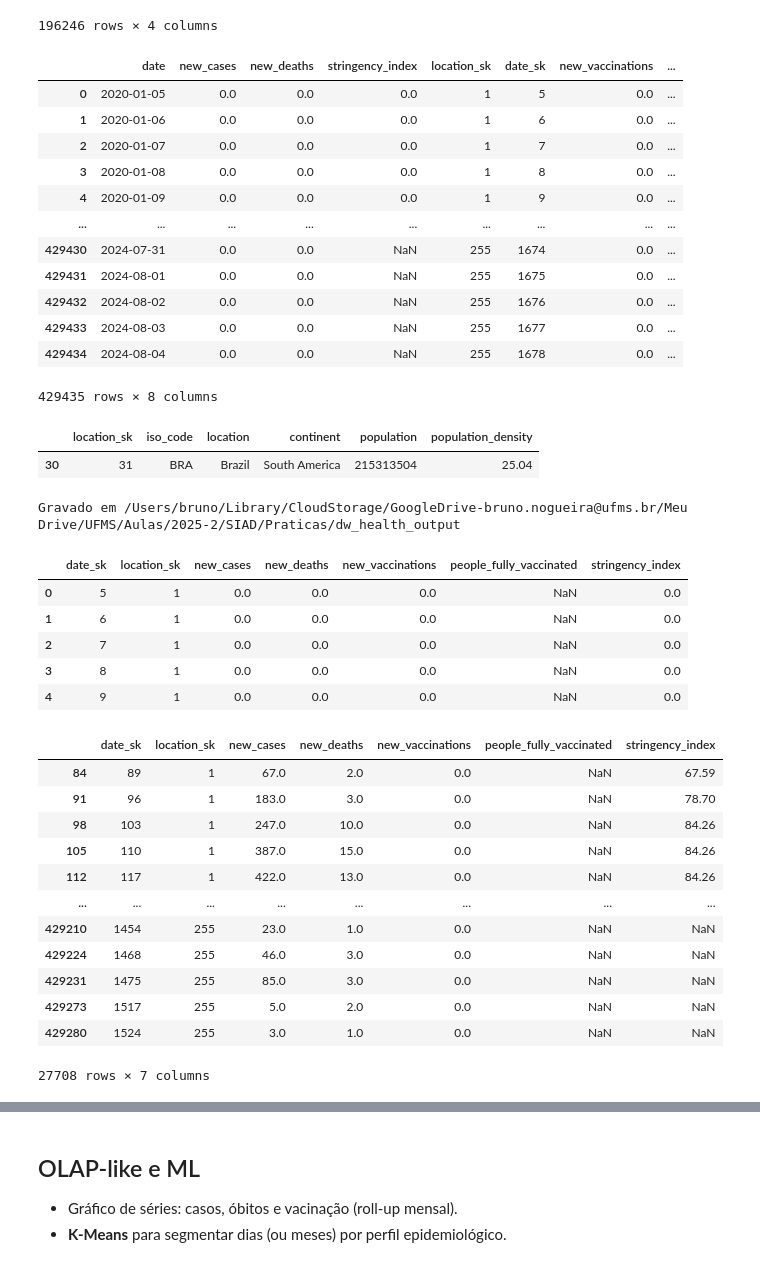
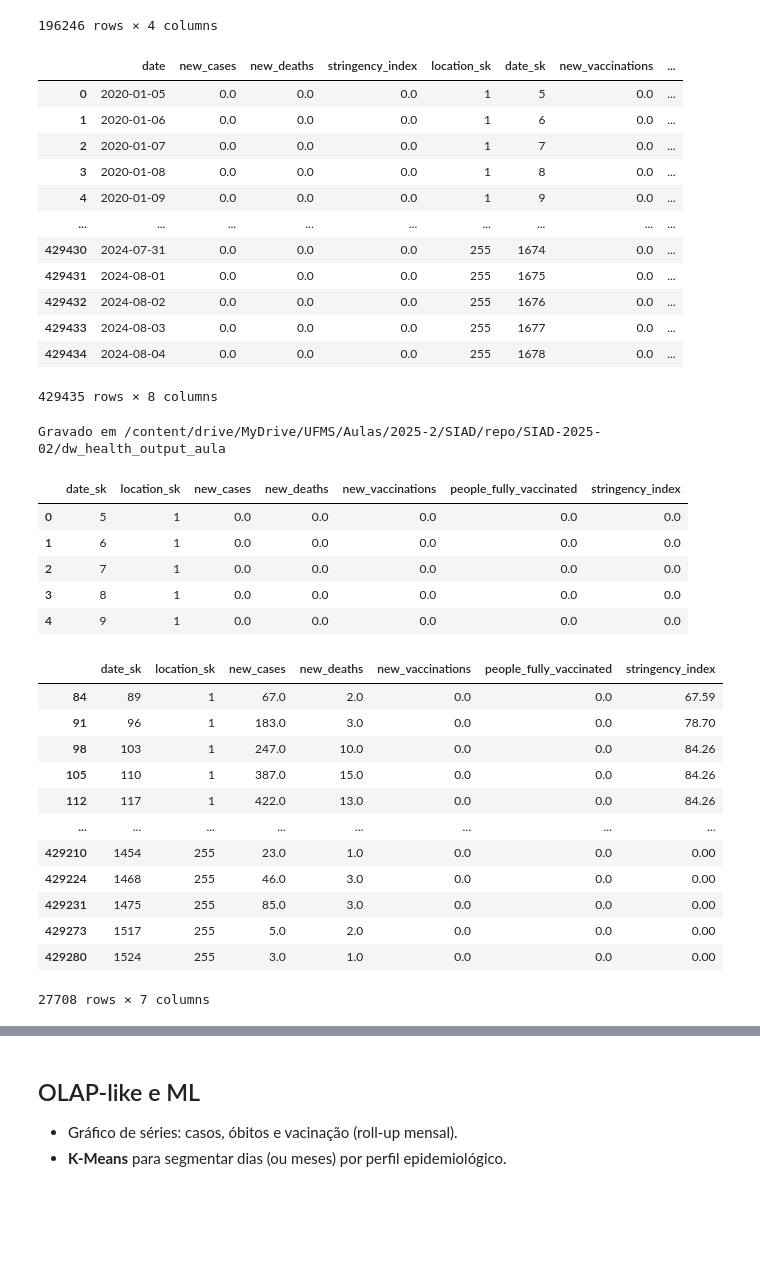
Before and after one commit to bmnogueira-ufms/SIAD-2025-02, a Jupyter notebook: notebooks/lab_dw_health_covid_br.ipynb, the cells around one changed output, grey strips where cells are left out. Saved outputs shown, nothing was run; the diff lists cells and outputs as text; code cells hidden in the pictures; blank space fills up the shorter version.

```diff
--- a/notebooks/lab_dw_health_covid_br.ipynb
+++ b/notebooks/lab_dw_health_covid_br.ipynb
@@ -20,5 +25,4 @@
 # %%
-
 import pandas as pd
 import numpy as np
 import matplotlib.pyplot as plt
@@ -31,7 +35,8 @@ from sklearn.decomposition import PCA
 from sklearn.metrics import silhouette_score
 
 %matplotlib inline
-OUT_DIR = Path("dw_health_output")
+# OUT_DIR = Path("dw_health_output_aula")
+OUT_DIR = Path("/content/drive/MyDrive/UFMS/Aulas/2025-2/SIAD/repo/SIAD-2025-02/dw_health_output_aula")
 OUT_DIR.mkdir(exist_ok=True)
 # %% [markdown]
 
@@ -382,5 +397,3 @@ f
 | 429433 | 2024-08-03 | 0.0 | 0.0 | NaN | 255 | 1677 |
 | 429434 | 2024-08-04 | 0.0 | 0.0 | NaN | 255 | 1678 |
 429435 rows × 6 columns
-# %%
-f.sort_values(["date_sk", "location_sk"], inplace=False)
@@ -437,18 +452,21 @@ v
 # %%
 fact = f.merge(v, on=["date", "location_sk"], how="left")
 fact["new_vaccinations"] = fact["new_vaccinations"].fillna(0)
+fact["stringency_index"] = fact["stringency_index"].fillna(0)
+fact["people_fully_vaccinated"] = fact["people_fully_vaccinated"].fillna(0)
+
 fact
 # %% [output]
 |  | date | new_cases | new_deaths | stringency_index | location_sk | date_sk | new_vaccinations | ... |
 | 0 | 2020-01-05 | 0.0 | 0.0 | 0.0 | 1 | 5 | 0.0 | ... |
 | 1 | 2020-01-06 | 0.0 | 0.0 | 0.0 | 1 | 6 | 0.0 | ... |
 | 2 | 2020-01-07 | 0.0 | 0.0 | 0.0 | 1 | 7 | 0.0 | ... |
 | 3 | 2020-01-08 | 0.0 | 0.0 | 0.0 | 1 | 8 | 0.0 | ... |
 | 4 | 2020-01-09 | 0.0 | 0.0 | 0.0 | 1 | 9 | 0.0 | ... |
 | ... | ... | ... | ... | ... | ... | ... | ... | ... |
-| 429430 | 2024-07-31 | 0.0 | 0.0 | NaN | 255 | 1674 | 0.0 | ... |
-| 429431 | 2024-08-01 | 0.0 | 0.0 | NaN | 255 | 1675 | 0.0 | ... |
-| 429432 | 2024-08-02 | 0.0 | 0.0 | NaN | 255 | 1676 | 0.0 | ... |
-| 429433 | 2024-08-03 | 0.0 | 0.0 | NaN | 255 | 1677 | 0.0 | ... |
-| 429434 | 2024-08-04 | 0.0 | 0.0 | NaN | 255 | 1678 | 0.0 | ... |
+| 429430 | 2024-07-31 | 0.0 | 0.0 | 0.0 | 255 | 1674 | 0.0 | ... |
+| 429431 | 2024-08-01 | 0.0 | 0.0 | 0.0 | 255 | 1675 | 0.0 | ... |
+| 429432 | 2024-08-02 | 0.0 | 0.0 | 0.0 | 255 | 1676 | 0.0 | ... |
+| 429433 | 2024-08-03 | 0.0 | 0.0 | 0.0 | 255 | 1677 | 0.0 | ... |
+| 429434 | 2024-08-04 | 0.0 | 0.0 | 0.0 | 255 | 1678 | 0.0 | ... |
 429435 rows × 8 columns
@@ -460,8 +473,3 @@ fact
-# %%
-dim_location[dim_location['location'] == 'Brazil']
-# %% [output]
-|  | location_sk | iso_code | location | continent | population | population_density |
-| 30 | 31 | BRA | Brazil | South America | 215313504 | 25.04 |
 # %%
 fact_covid_daily = fact[[
     "date_sk","location_sk","new_cases","new_deaths","new_vaccinations",
@@ -475,28 +483,28 @@ fact_covid_daily.to_csv(OUT_DIR/"fact_covid_daily.csv", index=False)
 print("Gravado em", OUT_DIR.resolve())
 fact_covid_daily.head()
 # %% [output]
-Gravado em /Users/bruno/Library/CloudStorage/GoogleDrive-bruno.nogueira@ufms.br/Meu Drive/UFMS/Aulas/2025-2/SIAD/Praticas/dw_health_output
+Gravado em /content/drive/MyDrive/UFMS/Aulas/2025-2/SIAD/repo/SIAD-2025-02/dw_health_output_aula
 |  | date_sk | location_sk | new_cases | new_deaths | new_vaccinations | people_fully_vaccinated | stringency_index |
-| 0 | 5 | 1 | 0.0 | 0.0 | 0.0 | NaN | 0.0 |
-| 1 | 6 | 1 | 0.0 | 0.0 | 0.0 | NaN | 0.0 |
-| 2 | 7 | 1 | 0.0 | 0.0 | 0.0 | NaN | 0.0 |
-| 3 | 8 | 1 | 0.0 | 0.0 | 0.0 | NaN | 0.0 |
-| 4 | 9 | 1 | 0.0 | 0.0 | 0.0 | NaN | 0.0 |
+| 0 | 5 | 1 | 0.0 | 0.0 | 0.0 | 0.0 | 0.0 |
+| 1 | 6 | 1 | 0.0 | 0.0 | 0.0 | 0.0 | 0.0 |
+| 2 | 7 | 1 | 0.0 | 0.0 | 0.0 | 0.0 | 0.0 |
+| 3 | 8 | 1 | 0.0 | 0.0 | 0.0 | 0.0 | 0.0 |
+| 4 | 9 | 1 | 0.0 | 0.0 | 0.0 | 0.0 | 0.0 |
 # %%
 fact_covid_daily[fact_covid_daily['new_deaths'] > 0]
 # %% [output]
 |  | date_sk | location_sk | new_cases | new_deaths | new_vaccinations | people_fully_vaccinated | stringency_index |
-| 84 | 89 | 1 | 67.0 | 2.0 | 0.0 | NaN | 67.59 |
-| 91 | 96 | 1 | 183.0 | 3.0 | 0.0 | NaN | 78.70 |
-| 98 | 103 | 1 | 247.0 | 10.0 | 0.0 | NaN | 84.26 |
-| 105 | 110 | 1 | 387.0 | 15.0 | 0.0 | NaN | 84.26 |
-| 112 | 117 | 1 | 422.0 | 13.0 | 0.0 | NaN | 84.26 |
+| 84 | 89 | 1 | 67.0 | 2.0 | 0.0 | 0.0 | 67.59 |
+| 91 | 96 | 1 | 183.0 | 3.0 | 0.0 | 0.0 | 78.70 |
+| 98 | 103 | 1 | 247.0 | 10.0 | 0.0 | 0.0 | 84.26 |
+| 105 | 110 | 1 | 387.0 | 15.0 | 0.0 | 0.0 | 84.26 |
+| 112 | 117 | 1 | 422.0 | 13.0 | 0.0 | 0.0 | 84.26 |
 | ... | ... | ... | ... | ... | ... | ... | ... |
-| 429210 | 1454 | 255 | 23.0 | 1.0 | 0.0 | NaN | NaN |
-| 429224 | 1468 | 255 | 46.0 | 3.0 | 0.0 | NaN | NaN |
-| 429231 | 1475 | 255 | 85.0 | 3.0 | 0.0 | NaN | NaN |
-| 429273 | 1517 | 255 | 5.0 | 2.0 | 0.0 | NaN | NaN |
-| 429280 | 1524 | 255 | 3.0 | 1.0 | 0.0 | NaN | NaN |
+| 429210 | 1454 | 255 | 23.0 | 1.0 | 0.0 | 0.0 | 0.00 |
+| 429224 | 1468 | 255 | 46.0 | 3.0 | 0.0 | 0.0 | 0.00 |
+| 429231 | 1475 | 255 | 85.0 | 3.0 | 0.0 | 0.0 | 0.00 |
+| 429273 | 1517 | 255 | 5.0 | 2.0 | 0.0 | 0.0 | 0.00 |
+| 429280 | 1524 | 255 | 3.0 | 1.0 | 0.0 | 0.0 | 0.00 |
 27708 rows × 7 columns
 # %%
 fact_covid_daily[fact_covid_daily['new_vaccinations'] > 0]
```
Also changed, not shown: parts of 20 cells of this notebook.
